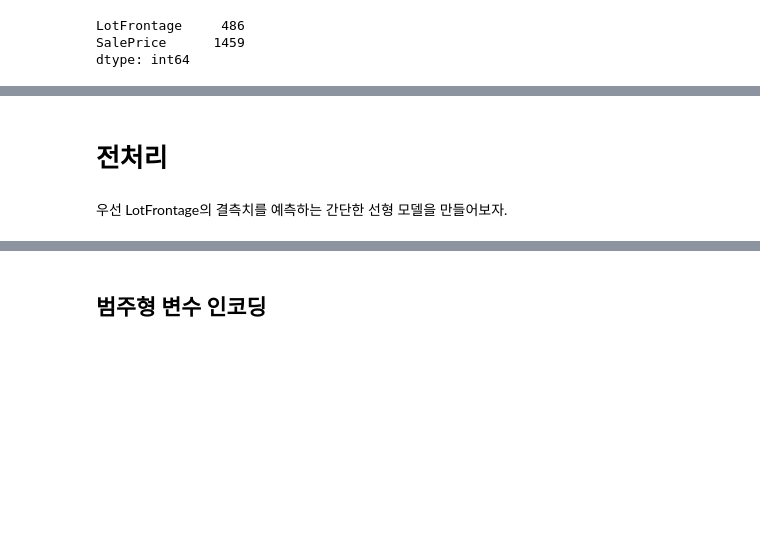
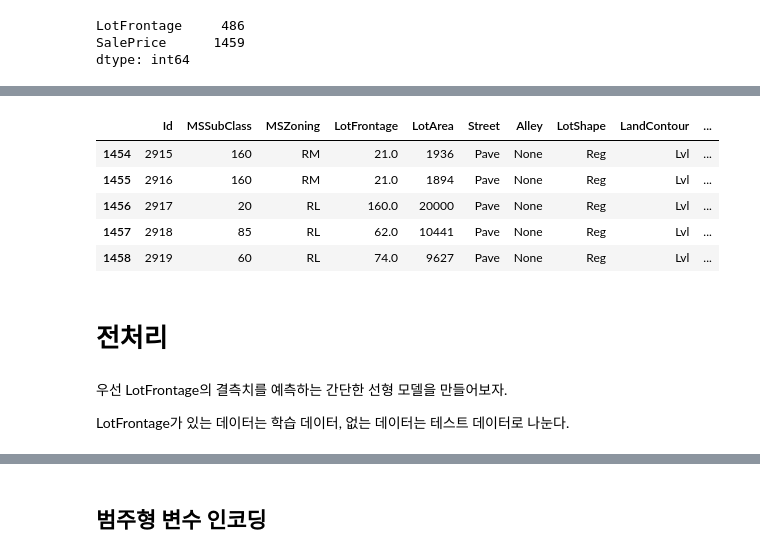
Before and after one commit to Usunwoo/kaggle-house_price, a Jupyter notebook: house_price.ipynb, the cells around one changed output, grey strips where cells are left out. Saved outputs shown, nothing was run; the diff lists cells and outputs as text; code cells hidden in the pictures; blank space fills up the shorter version.

```diff
--- a/house_price.ipynb
+++ b/house_price.ipynb
@@ -1290,4 +1299,15 @@ dtype: int64
+# %%
+df.tail()
+# %% [output]
+|  | Id | MSSubClass | MSZoning | LotFrontage | LotArea | Street | Alley | LotShape | LandContour | ... |
+| 1454 | 2915 | 160 | RM | 21.0 | 1936 | Pave | None | Reg | Lvl | ... |
+| 1455 | 2916 | 160 | RM | 21.0 | 1894 | Pave | None | Reg | Lvl | ... |
+| 1456 | 2917 | 20 | RL | 160.0 | 20000 | Pave | None | Reg | Lvl | ... |
+| 1457 | 2918 | 85 | RL | 62.0 | 10441 | Pave | None | Reg | Lvl | ... |
+| 1458 | 2919 | 60 | RL | 74.0 | 9627 | Pave | None | Reg | Lvl | ... |
 # %% [markdown]
 # 전처리
 # %% [markdown]
 우선 LotFrontage의 결측치를 예측하는 간단한 선형 모델을 만들어보자.
+
+LotFrontage가 있는 데이터는 학습 데이터, 없는 데이터는 테스트 데이터로 나눈다.
```
Also changed, not shown: parts of 33 cells of this notebook.
